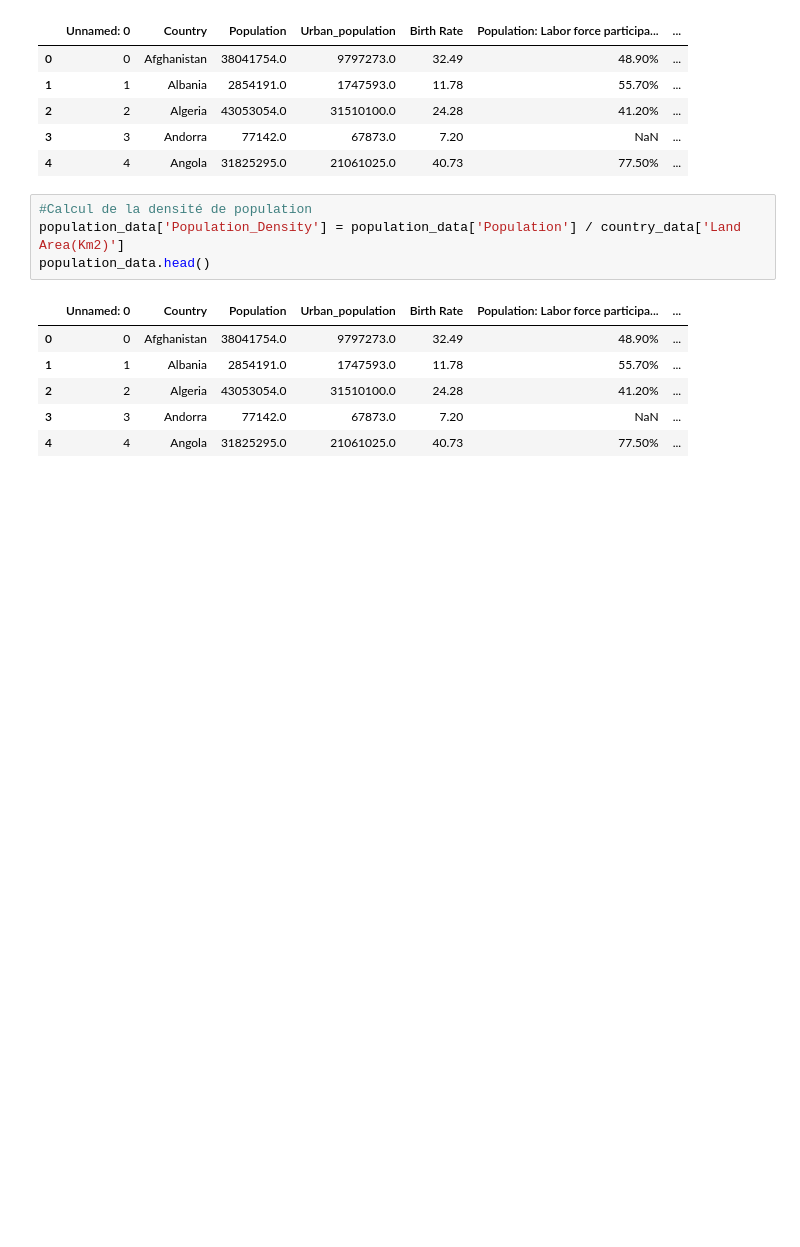
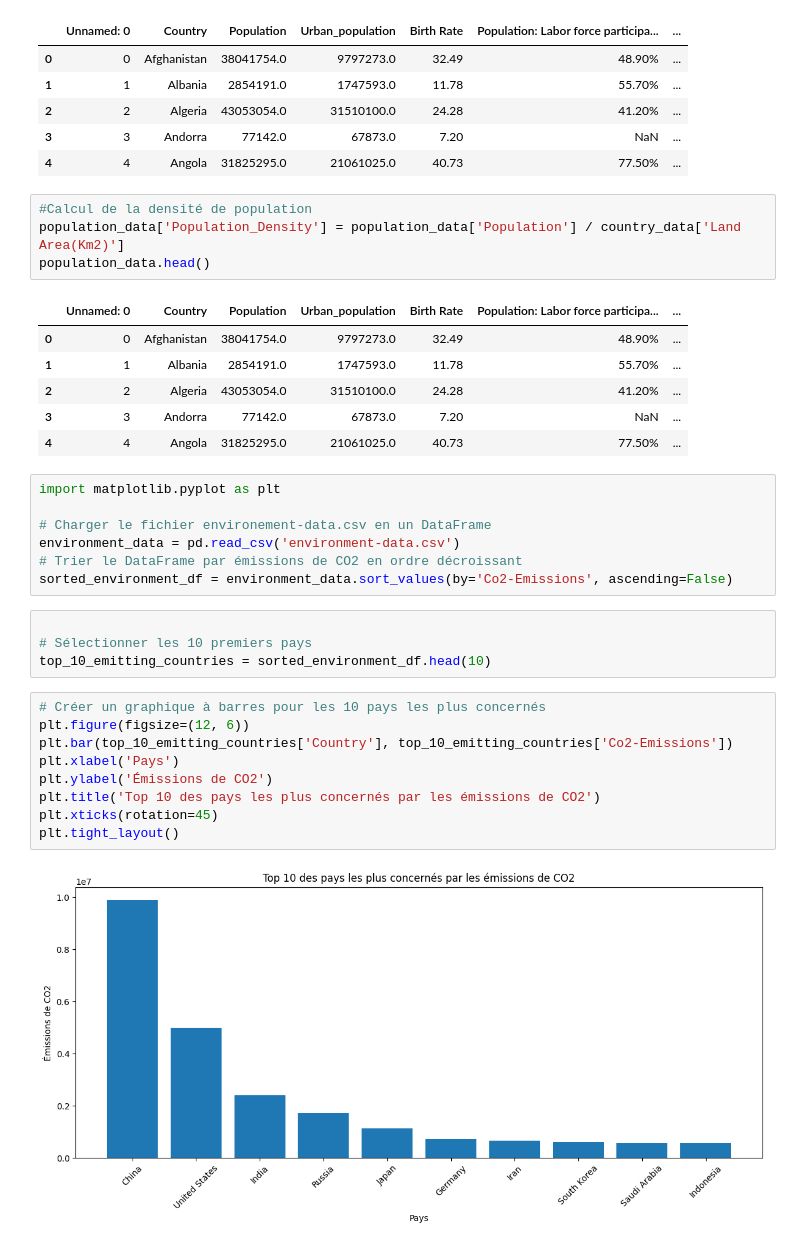
Before and after one commit to DONNEES2-PROJET/world-information, a Jupyter notebook: data_analyse.ipynb, the cells around one changed output. Saved outputs shown, nothing was run; the diff lists cells and outputs as text; blank space fills up the shorter version.

Commit message:
feat: top 10 pays concerne par les emission Co2

```diff
--- a/data_analyse.ipynb
+++ b/data_analyse.ipynb
@@ -36,3 +36,25 @@ population_data.head()
 | 2 | 2 | Algeria | 43053054.0 | 31510100.0 | 24.28 | 41.20% | ... |
 | 3 | 3 | Andorra | 77142.0 | 67873.0 | 7.20 | NaN | ... |
 | 4 | 4 | Angola | 31825295.0 | 21061025.0 | 40.73 | 77.50% | ... |
+# %%
+import matplotlib.pyplot as plt
+
+# Charger le fichier environement-data.csv en un DataFrame
+environment_data = pd.read_csv('environment-data.csv')
+# Trier le DataFrame par émissions de CO2 en ordre décroissant
+sorted_environment_df = environment_data.sort_values(by='Co2-Emissions', ascending=False)
+# %%
+
+# Sélectionner les 10 premiers pays
+top_10_emitting_countries = sorted_environment_df.head(10)
+# %%
+# Créer un graphique à barres pour les 10 pays les plus concernés
+plt.figure(figsize=(12, 6))
+plt.bar(top_10_emitting_countries['Country'], top_10_emitting_countries['Co2-Emissions'])
+plt.xlabel('Pays')
+plt.ylabel('Émissions de CO2')
+plt.title('Top 10 des pays les plus concernés par les émissions de CO2')
+plt.xticks(rotation=45)
+plt.tight_layout()
+# %% [output]
+[figure, added]
```
